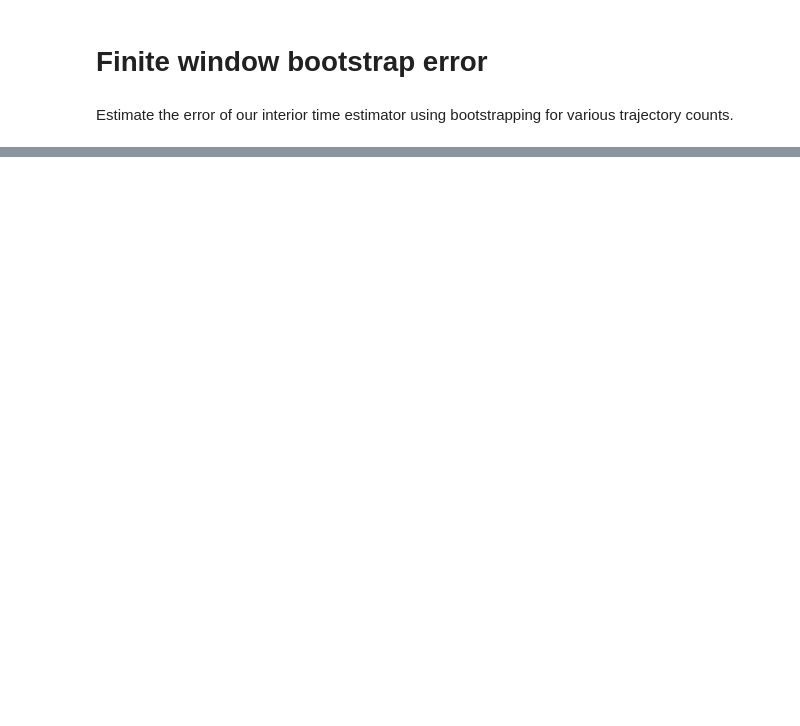
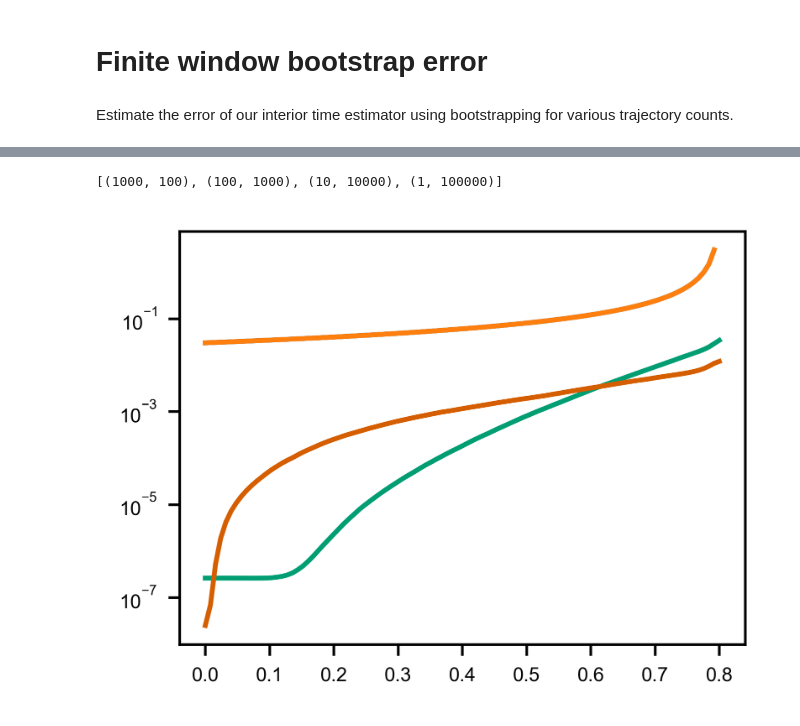
Before and after one commit to brunobeltran/multi_locus_analysis, a Jupyter notebook: notebooks/interior-esimator-error.ipynb, the cells around one changed output, grey strips where cells are left out. Saved outputs shown, nothing was run; the diff lists cells and outputs as text; code cells hidden in the pictures; blank space fills up the shorter version.

```diff
--- a/notebooks/interior-esimator-error.ipynb
+++ b/notebooks/interior-esimator-error.ipynb
@@ -156,28 +54,0 @@ def boot_int(N_traj_per_boot=1_000, var_pair):
-# %%
-%%time
-
-from multiprocessing import Pool, cpu_count
-N_boot = 10000
-
-err_t = np.linspace(0, window, 101)
-err_ave = {var.name: np.zeros_like(err_t) for var in var_pair}
-err_std = {var.name: np.zeros_like(err_t) for var in var_pair}
-
-def accumulate_ave_std(res):
-    accumulate_ave_std.N += 1
-    for name in res:
-        delta = res[name] - err_ave[name]
-        err_ave[name] += delta/accumulate_ave_std.N
-        err_std[name] += delta*(res[name] - err_ave[name])
-accumulate_ave_std.N = 0
-
-with Pool(processes=cpu_count()) as pool:
-    lazy_res = [
-        pool.apply_async(boot_int, (N_traj_per_boot,))
-        for i in range(N_boot)
-    ]
-    for res in lazy_res:
-        accumulate_ave_std(res.get())
-
-for name in err_std:
-    err_std[name] /= accumulate_ave_std.N - 1
@@ -185,0 +55,5 @@ import matplotlib.pyplot as plt
+# %%
+Nboot_Ntraj = [(10**(5-k), 10**k) for k in [2, 3, 4, 5]]
+Nboot_Ntraj
+# %% [output]
+[(1000, 100), (100, 1000), (10, 10000), (1, 100000)]
@@ -186,3 +65,10 @@ import matplotlib.pyplot as plt
+# %%
+for var in var_pair:
+    plt.plot(err_t, err_std[var.name], color=var.color)
+    plt.plot(err_t, dfw_e*T/(T - err_t))
+    plt.yscale('log')
+# %% [output]
+[figure, added]
 # %%
 fig, ax = plt.subplots()
 for var in var_pair:
```
Also changed, not shown: parts of 11 cells of this notebook, 2 other files.
